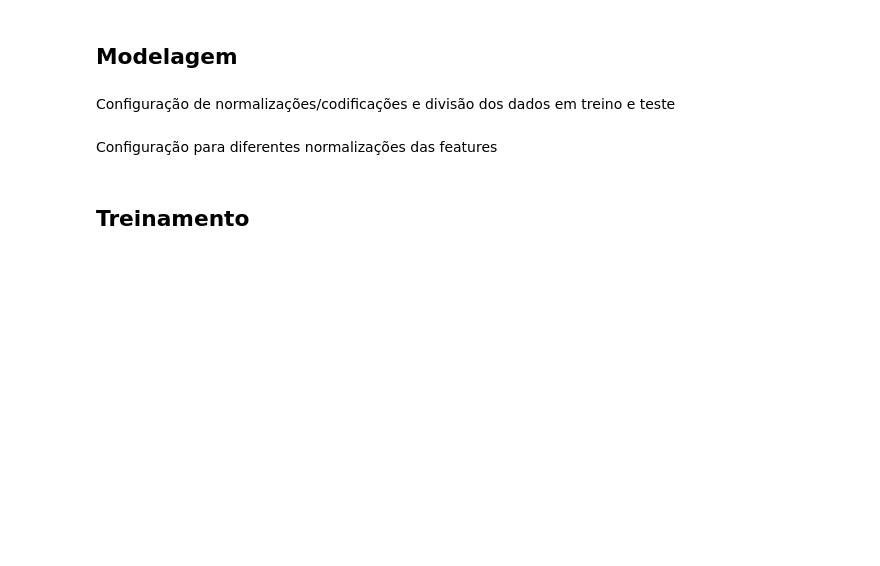
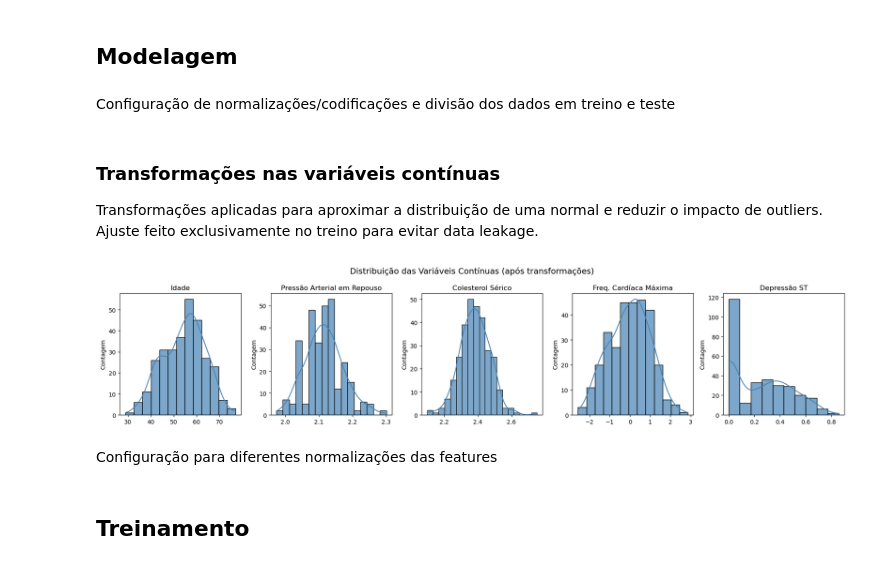
Before and after one commit to KevBoyz/data-science, a Jupyter notebook: Projects/capped-heart-disease/analise.ipynb, the cells around one changed output. Drawn from its saved outputs; the diff is of its cells as text; code cells hidden in the pictures; blank space fills up the shorter version.

Commit message:
apply geometric transformations

```diff
--- a/Projects/capped-heart-disease/analise.ipynb
+++ b/Projects/capped-heart-disease/analise.ipynb
@@ -304,6 +304,50 @@ def build_ct(norm):
 X_train, X_test, y_train, y_test = train_test_split(
     X, y, test_size=0.2, random_state=42, stratify=y
 )
+# %% [markdown]
+### Transformações nas variáveis contínuas
+
+Transformações aplicadas para aproximar a distribuição de uma normal e reduzir o impacto de outliers. Ajuste feito exclusivamente no treino para evitar data leakage.
+# %%
+cont_cols_plot = ['age', 'trestbps', 'chol', 'thalach', 'oldpeak']
+
+df_train_t = df.loc[X_train.index, cont_cols_plot].copy()
+df_test_t  = df.loc[X_test.index,  cont_cols_plot].copy()
+
+# log10 para trestbps
+log10_tr = FunctionTransformer(func=np.log10, validate=False)
+df_train_t['trestbps'] = log10_tr.fit_transform(df_train_t[['trestbps']])
+df_test_t['trestbps']  = log10_tr.transform(df_test_t[['trestbps']])
+
+# log10 para chol
+log10_ch = FunctionTransformer(func=np.log10, validate=False)
+df_train_t['chol'] = log10_ch.fit_transform(df_train_t[['chol']])
+df_test_t['chol']  = log10_ch.transform(df_test_t[['chol']])
+
+# log10(x+1) para oldpeak
+log10_shift = FunctionTransformer(func=lambda x: np.log10(x + 1), validate=False)
+df_train_t['oldpeak'] = log10_shift.fit_transform(df_train_t[['oldpeak']])
+df_test_t['oldpeak']  = log10_shift.transform(df_test_t[['oldpeak']])
+
+# PowerTransformer para thalach
+pt = PowerTransformer()
+df_train_t['thalach'] = pt.fit_transform(df_train_t[['thalach']])
+df_test_t['thalach']  = pt.transform(df_test_t[['thalach']])
+
+df_transformed = pd.concat([df_train_t, df_test_t]).sort_index()
+
+fig, axes = plt.subplots(1, 5, figsize=(18, 4))
+for i, col in enumerate(cont_cols_plot):
+    sns.histplot(data=df_transformed, x=col, kde=True, ax=axes[i], color='steelblue', alpha=0.7)
+    axes[i].set_title(LABELS.get(col, col))
+    axes[i].set_xlabel('')
+    axes[i].set_ylabel('Contagem')
+
+fig.suptitle('Distribuição das Variáveis Contínuas (após transformações)', fontsize=14)
+plt.tight_layout()
+plt.show()
+# %% [output]
+[figure, added]
 # %% [markdown]
 Configuração para diferentes normalizações das features
 # %%
```
Also changed, not shown: parts of 4 cells of this notebook, 1 other file.
